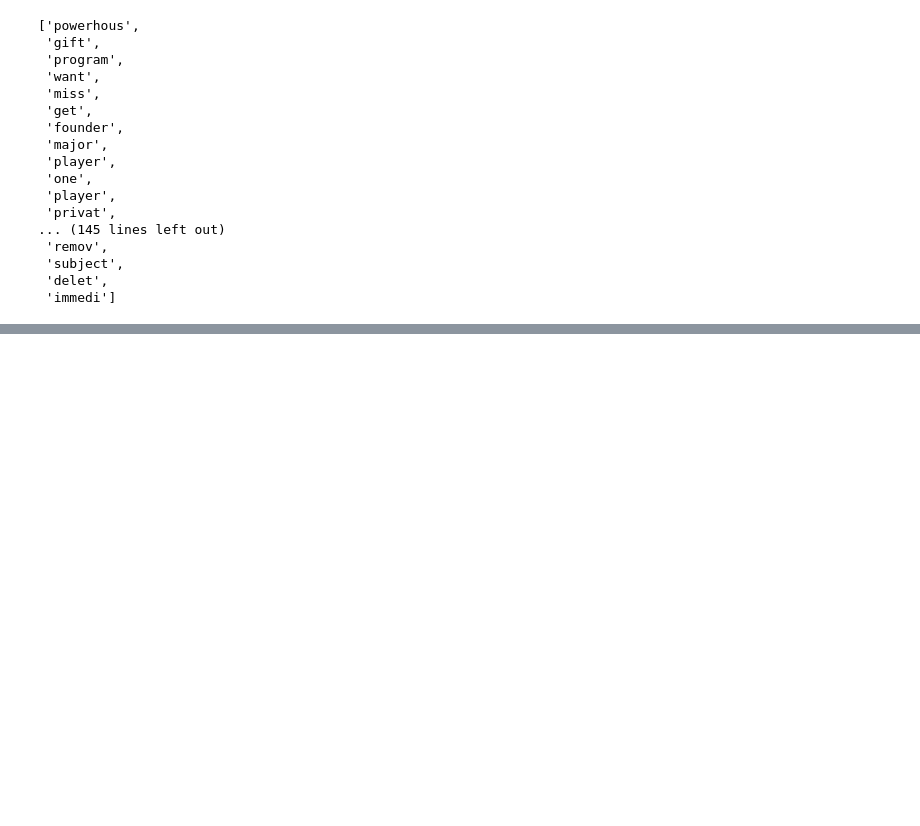
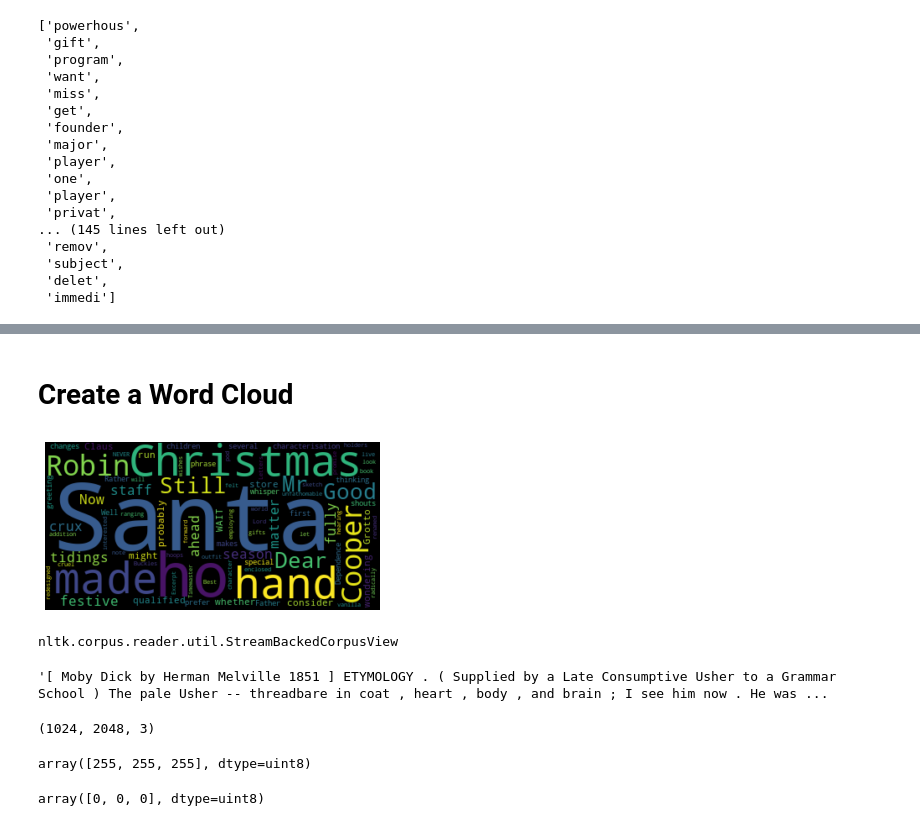
Before and after one commit to JLJL0308/Naive_Bayes_Classifier, a Jupyter notebook: Bayes_Classifier.ipynb, the cells around one changed output, grey strips where cells are left out. Saved outputs shown, nothing was run; the diff lists cells and outputs as text; code cells hidden in the pictures; blank space fills up the shorter version.

Commit message:
Add WordCloud.

```diff
--- a/Bayes_Classifier.ipynb
+++ b/Bayes_Classifier.ipynb
@@ -406,0 +596,22 @@ clean_msg_no_html(data.at[5, "MESSAGE"])
+# %% [markdown]
+# Create a Word Cloud
+# %%
+word_cloud = WordCloud().generate(email_body)
+plt.imshow(word_cloud, interpolation = "bilinear")
+plt.axis("off")
+plt.show()
+# %% [output]
+[figure, added]
+# %%
+example_corpus = nltk.corpus.gutenberg.words("melville-moby_dick.txt")
+len(example_corpus)
+type(example_corpus)
+# %% [output]
+nltk.corpus.reader.util.StreamBackedCorpusView
+# %%
+# Convert from corpusView to list then to string
+word_list = ["".join(word) for word in example_corpus]
+novel_as_string = " ".join(word_list)
+novel_as_string
+# %% [output]
+'[ Moby Dick by Herman Melville 1851 ] ETYMOLOGY . ( Supplied by a Late Consumptive Usher to a Grammar School ) The pale Usher -- threadbare in coat , heart , body , and brain ; I see him now . He was ...
@@ -406,0 +628,14 @@ clean_msg_no_html(data.at[5, "MESSAGE"])
+# %%
+rgb_array.shape
+# %% [output]
+(1024, 2048, 3)
+# %%
+# Below is a white pixel
+rgb_array[1023, 2047]
+# %% [output]
+array([255, 255, 255], dtype=uint8)
+# %%
+# Below is a black pixel
+rgb_array[500,  1000]
+# %% [output]
+array([0, 0, 0], dtype=uint8)
```
Also changed, not shown: parts of 28 cells of this notebook.
